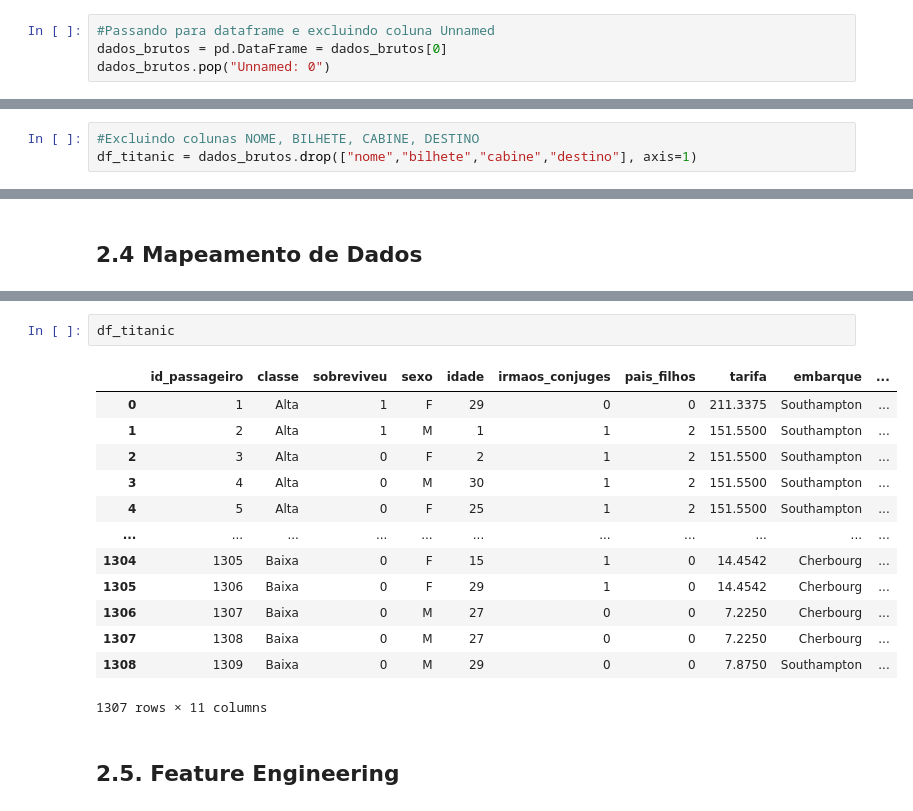
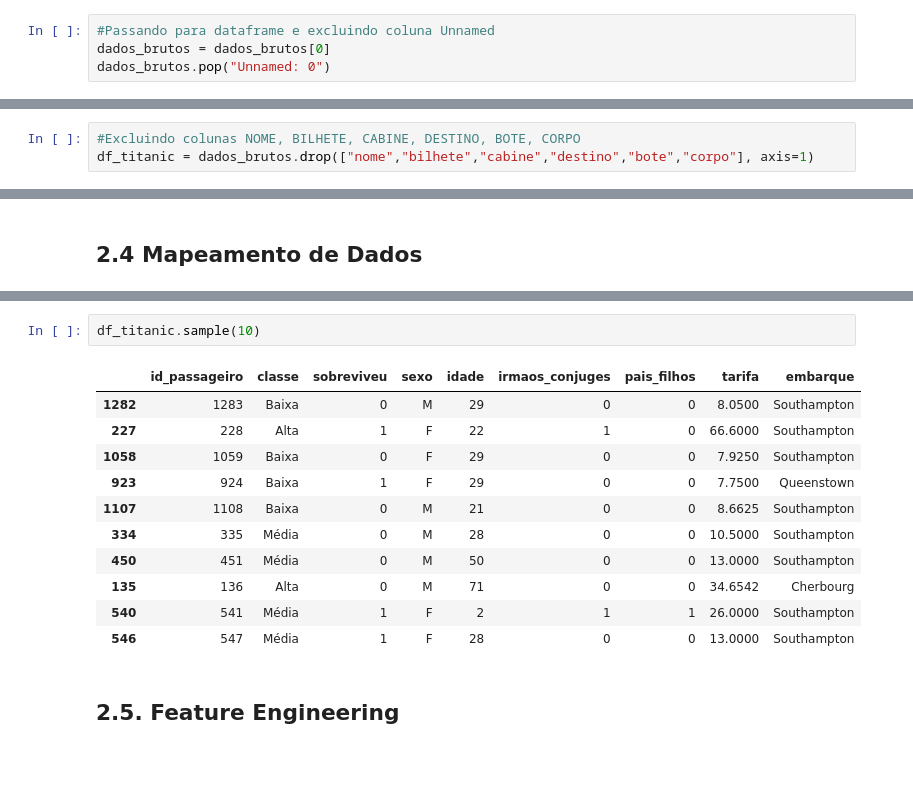
Before and after one commit to MayronME/Analise_Titanic, a Jupyter notebook: Titanic.ipynb, the cells around one changed output, grey strips where cells are left out. Saved outputs shown, nothing was run; the diff lists cells and outputs as text; blank space fills up the shorter version.

```diff
--- a/Titanic.ipynb
+++ b/Titanic.ipynb
@@ -28,7 +27,7 @@ url = 'https://github.com/profdiegoaugusto/analise-dados/blob/master/Pandas/tita
 dados_brutos = pd.read_html(url)
 # %%
 #Passando para dataframe e excluindo coluna Unnamed
-dados_brutos = pd.DataFrame = dados_brutos[0]
+dados_brutos = dados_brutos[0]
 dados_brutos.pop("Unnamed: 0")
 # %% [output]
 0      NaN
@@ -100,8 +99,8 @@ dtype: int64
 # %% [markdown]
 ### 2.3.2 Remoção de Colunas
 # %%
-#Excluindo colunas NOME, BILHETE, CABINE, DESTINO
-df_titanic = dados_brutos.drop(["nome","bilhete","cabine","destino"], axis=1)
+#Excluindo colunas NOME, BILHETE, CABINE, DESTINO, BOTE, CORPO
+df_titanic = dados_brutos.drop(["nome","bilhete","cabine","destino","bote","corpo"], axis=1)
 # %% [markdown]
 ### 2.3.3. Dados Ausentes
 # %%
@@ -233,18 +216,16 @@ See the caveats in the documentation: https://pandas.pydata.org/pandas-docs/stab
 # %%
-df_titanic
+df_titanic.sample(10)
 # %% [output]
-|  | id_passageiro | classe | sobreviveu | sexo | idade | irmaos_conjuges | pais_filhos | tarifa | embarque | ... |
-| 0 | 1 | Alta | 1 | F | 29 | 0 | 0 | 211.3375 | Southampton | ... |
-| 1 | 2 | Alta | 1 | M | 1 | 1 | 2 | 151.5500 | Southampton | ... |
-| 2 | 3 | Alta | 0 | F | 2 | 1 | 2 | 151.5500 | Southampton | ... |
-| 3 | 4 | Alta | 0 | M | 30 | 1 | 2 | 151.5500 | Southampton | ... |
-| 4 | 5 | Alta | 0 | F | 25 | 1 | 2 | 151.5500 | Southampton | ... |
-| ... | ... | ... | ... | ... | ... | ... | ... | ... | ... | ... |
-| 1304 | 1305 | Baixa | 0 | F | 15 | 1 | 0 | 14.4542 | Cherbourg | ... |
-| 1305 | 1306 | Baixa | 0 | F | 29 | 1 | 0 | 14.4542 | Cherbourg | ... |
-| 1306 | 1307 | Baixa | 0 | M | 27 | 0 | 0 | 7.2250 | Cherbourg | ... |
-| 1307 | 1308 | Baixa | 0 | M | 27 | 0 | 0 | 7.2250 | Cherbourg | ... |
-| 1308 | 1309 | Baixa | 0 | M | 29 | 0 | 0 | 7.8750 | Southampton | ... |
+|  | id_passageiro | classe | sobreviveu | sexo | idade | irmaos_conjuges | pais_filhos | tarifa | embarque |
+| 1282 | 1283 | Baixa | 0 | M | 29 | 0 | 0 | 8.0500 | Southampton |
+| 227 | 228 | Alta | 1 | F | 22 | 1 | 0 | 66.6000 | Southampton |
+| 1058 | 1059 | Baixa | 0 | F | 29 | 0 | 0 | 7.9250 | Southampton |
+| 923 | 924 | Baixa | 1 | F | 29 | 0 | 0 | 7.7500 | Queenstown |
+| 1107 | 1108 | Baixa | 0 | M | 21 | 0 | 0 | 8.6625 | Southampton |
+| 334 | 335 | Média | 0 | M | 28 | 0 | 0 | 10.5000 | Southampton |
+| 450 | 451 | Média | 0 | M | 50 | 0 | 0 | 13.0000 | Southampton |
+| 135 | 136 | Alta | 0 | M | 71 | 0 | 0 | 34.6542 | Cherbourg |
+| 540 | 541 | Média | 1 | F | 2 | 1 | 1 | 26.0000 | Southampton |
+| 546 | 547 | Média | 1 | F | 28 | 0 | 0 | 13.0000 | Southampton |
-1307 rows × 11 columns
 # %% [markdown]
 ## 2.5. Feature Engineering
```
Also changed, not shown: parts of 25 cells of this notebook.
